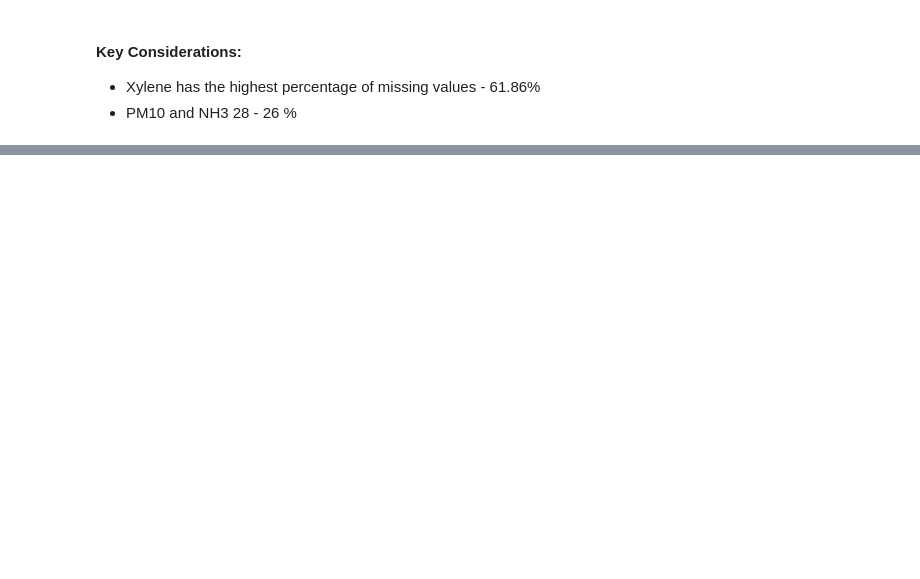
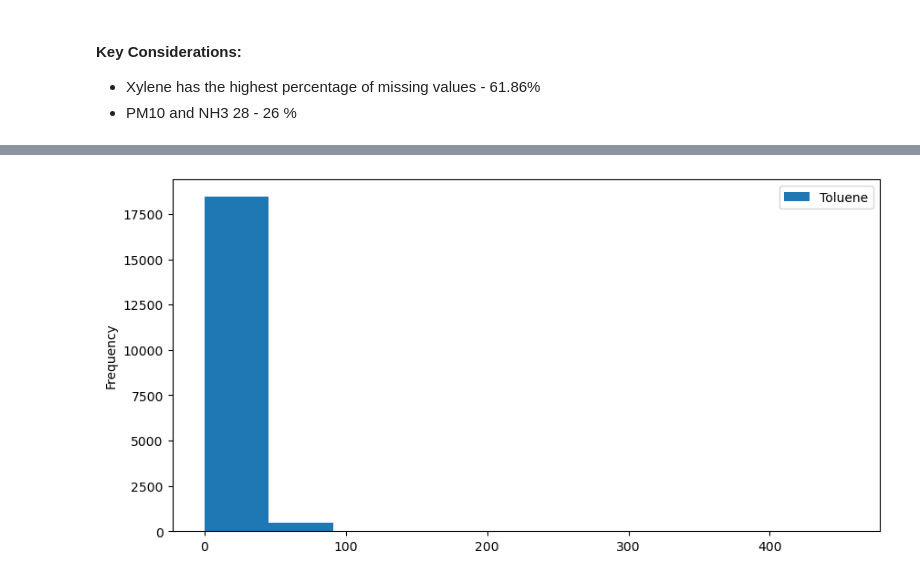
Before and after one commit to vicky777302/Air-Quality-index-Prediction-AICTE-Cycle-4, a Jupyter notebook: Air Quality index .ipynb, the cells around one changed output, grey strips where cells are left out. Cells and saved outputs as stored; diff of their text form; code cells hidden in the pictures; blank space fills up the shorter version.

```diff
--- a/Air Quality index .ipynb
+++ b/Air Quality index .ipynb
@@ -153,0 +177,7 @@ dtype: float64
+# %%
+# univariate analysis
+df['Toluene'].plot(kind= 'hist', figsize=(10,5))
+plt.legend()
+plt.show()
+# %% [output]
+[figure, added]
```
Also changed, not shown: parts of 41 cells of this notebook.
